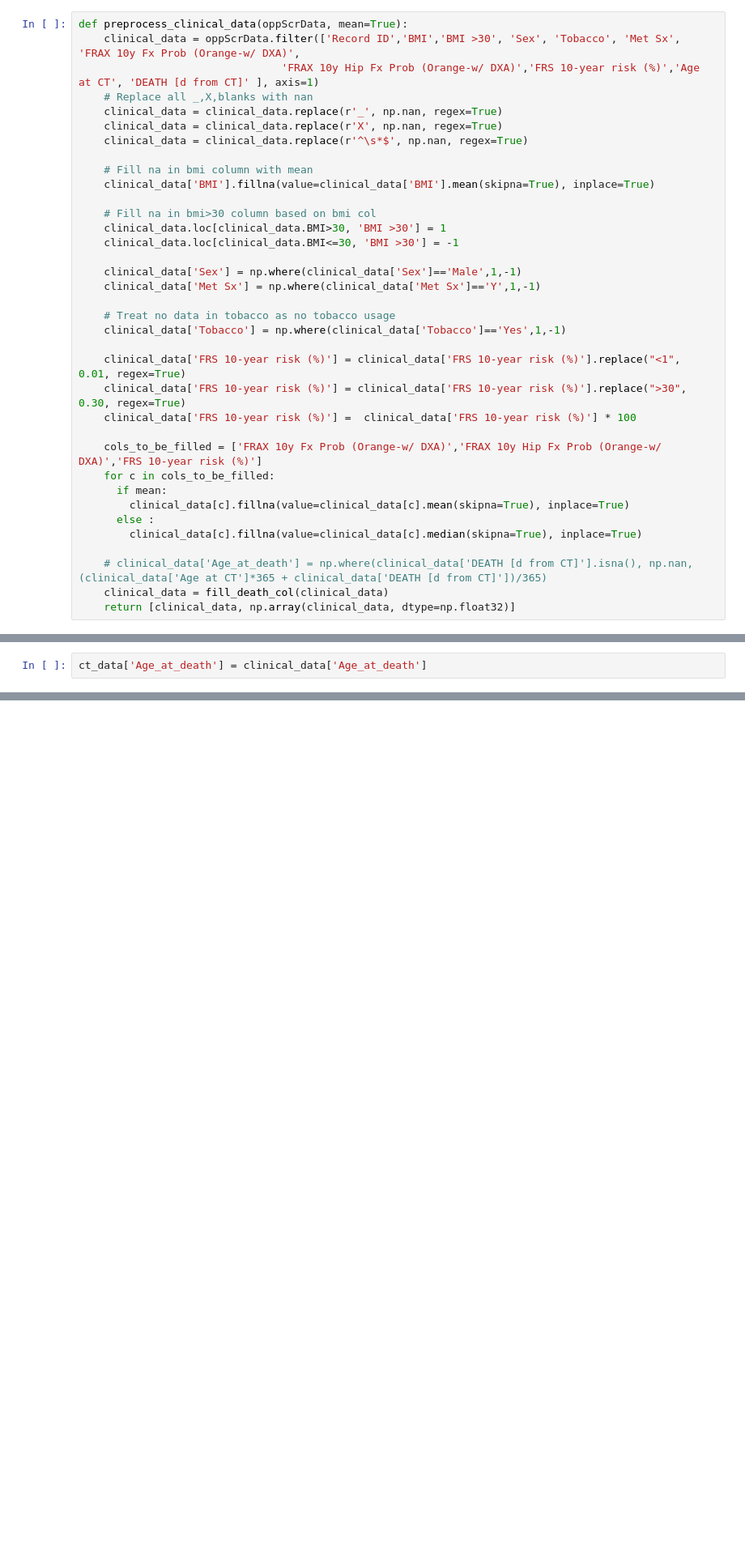
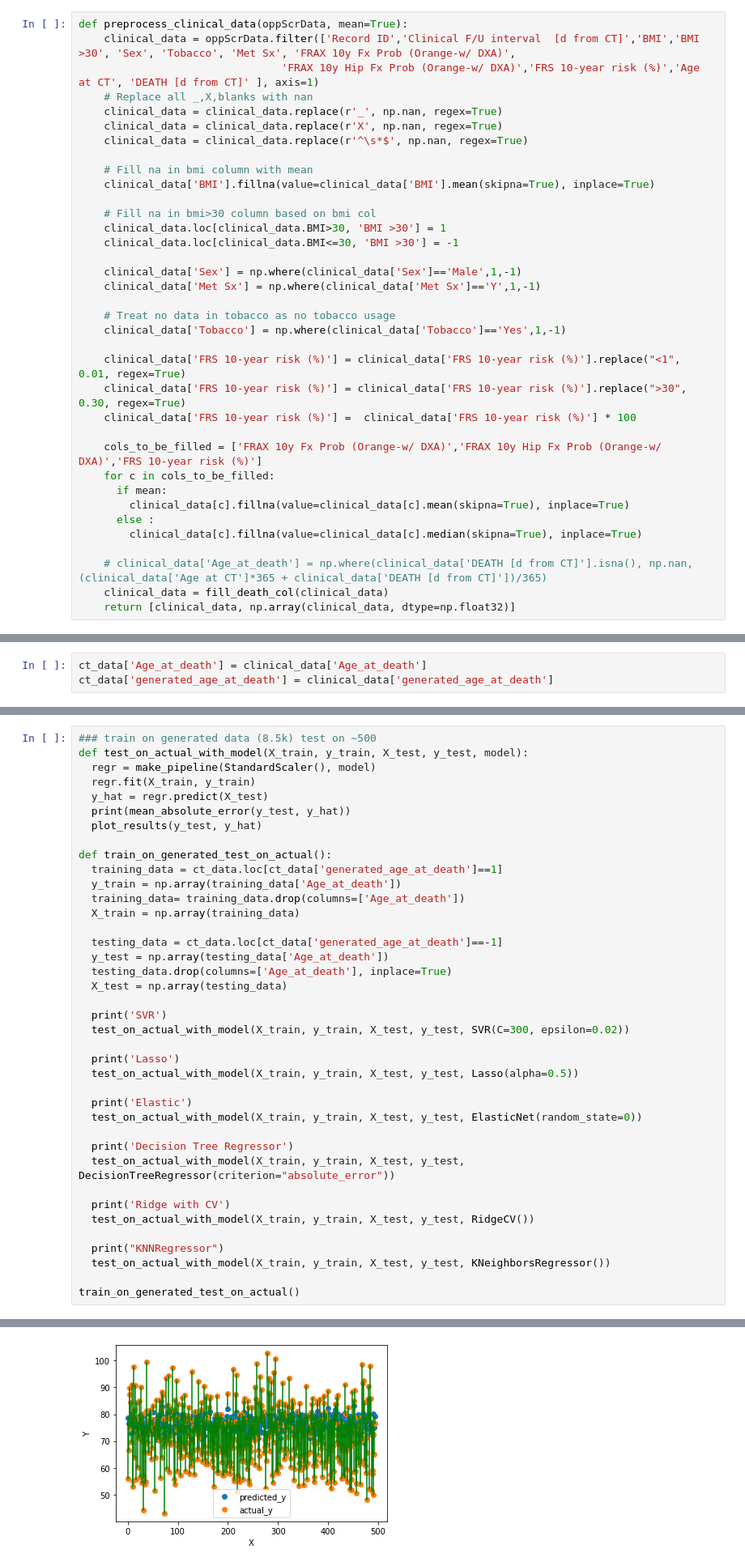
Before and after one commit to harshith7823/CS760-Project, a Jupyter notebook: experiments_part1.ipynb, the cells around one changed output, grey strips where cells are left out. Shown: that part at 81% size. Cells and saved outputs as stored; diff of their text form; blank space fills up the shorter version.

```diff
--- a/experiments_part1.ipynb
+++ b/experiments_part1.ipynb
@@ -6,7 +6,7 @@ import numpy as np
 from sklearn.preprocessing import StandardScaler
 # %%
 def preprocess_clinical_data(oppScrData, mean=True):
-    clinical_data = oppScrData.filter(['Record ID','BMI','BMI >30', 'Sex', 'Tobacco', 'Met Sx', 'FRAX 10y Fx Prob (Orange-w/ DXA)',
+    clinical_data = oppScrData.filter(['Record ID','Clinical F/U interval  [d from CT]','BMI','BMI >30', 'Sex', 'Tobacco', 'Met Sx', 'FRAX 10y Fx Prob (Orange-w/ DXA)',
                                 'FRAX 10y Hip Fx Prob (Orange-w/ DXA)','FRS 10-year risk (%)','Age at CT', 'DEATH [d from CT]' ], axis=1)
     # Replace all _,X,blanks with nan
     clinical_data = clinical_data.replace(r'_', np.nan, regex=True)
@@ -101,3 +110,4 @@ ct_data, ct_data_np = clean_ct_data(oppScrData)
 # %%
 ct_data['Age_at_death'] = clinical_data['Age_at_death']
+ct_data['generated_age_at_death'] = clinical_data['generated_age_at_death']
 # %%
@@ -235,0 +259,40 @@ def print_errors(y_test, predicted_y):
+# %%
+### train on generated data (8.5k) test on ~500
+def test_on_actual_with_model(X_train, y_train, X_test, y_test, model):
+  regr = make_pipeline(StandardScaler(), model)
+  regr.fit(X_train, y_train)
+  y_hat = regr.predict(X_test)
+  print(mean_absolute_error(y_test, y_hat))
+  plot_results(y_test, y_hat)
+
+def train_on_generated_test_on_actual():
+  training_data = ct_data.loc[ct_data['generated_age_at_death']==1]
+  y_train = np.array(training_data['Age_at_death'])
+  training_data= training_data.drop(columns=['Age_at_death'])
+  X_train = np.array(training_data)
+
+  testing_data = ct_data.loc[ct_data['generated_age_at_death']==-1]
+  y_test = np.array(testing_data['Age_at_death'])
+  testing_data.drop(columns=['Age_at_death'], inplace=True)
+  X_test = np.array(testing_data)
+
+  print('SVR')
+  test_on_actual_with_model(X_train, y_train, X_test, y_test, SVR(C=300, epsilon=0.02))
+
+  print('Lasso')
+  test_on_actual_with_model(X_train, y_train, X_test, y_test, Lasso(alpha=0.5))
+
+  print('Elastic')
+  test_on_actual_with_model(X_train, y_train, X_test, y_test, ElasticNet(random_state=0))
+
+  print('Decision Tree Regressor')
+  test_on_actual_with_model(X_train, y_train, X_test, y_test, DecisionTreeRegressor(criterion="absolute_error"))
+
+  print('Ridge with CV')
+  test_on_actual_with_model(X_train, y_train, X_test, y_test, RidgeCV())
+
+  print("KNNRegressor")
+  test_on_actual_with_model(X_train, y_train, X_test, y_test, KNeighborsRegressor())
+
+train_on_generated_test_on_actual()
+# %% [output]
@@ -235,0 +305 @@ def print_errors(y_test, predicted_y):
+[figure, added]
```
Also changed, not shown: parts of 12 cells of this notebook.
